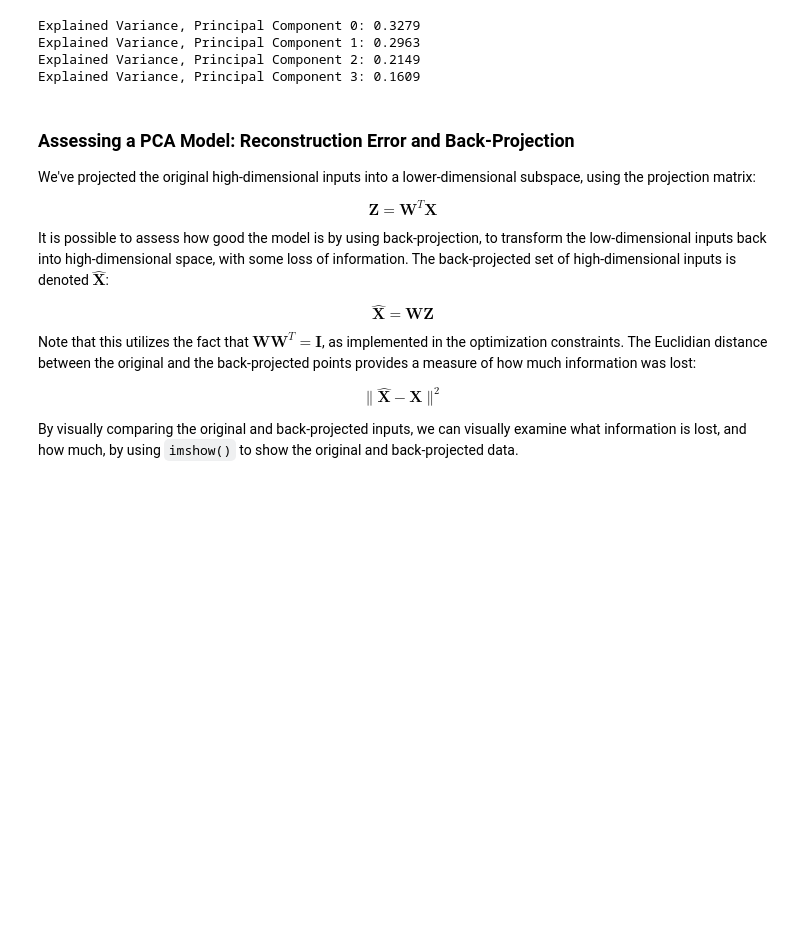
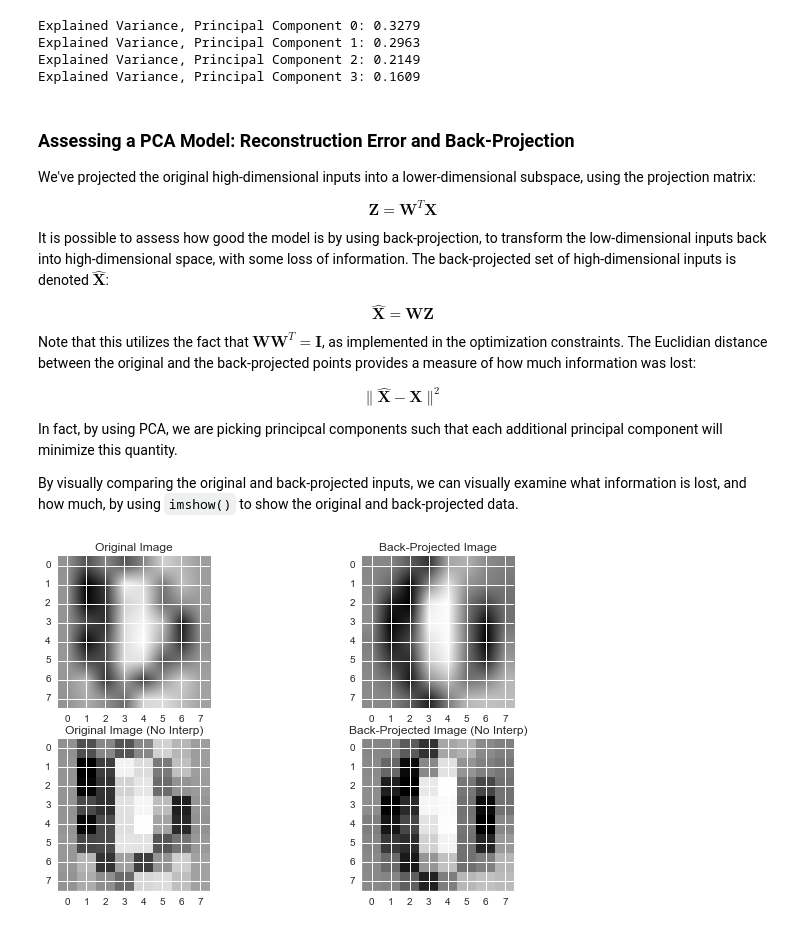
Before and after one commit to charlesreid1/circe, a Jupyter notebook: Digit Classification - PCA.ipynb, the cells around one changed output. Cells and saved outputs as stored; diff of their text form; code cells hidden in the pictures; blank space fills up the shorter version.

```diff
--- a/NIST Digit Classification - PCA.ipynb
+++ b/Digit Classification - PCA.ipynb
@@ -526,5 +535,39 @@ $$
 \| \hat{\mathbf{X}} - \mathbf{X} \|^2
 $$
 
+In fact, by using PCA, we are picking principcal components such that each additional principal component will minimize this quantity.
+
 By visually comparing the original and back-projected inputs, we can visually examine what information is lost, and how much, by using `imshow()` to show the original and back-projected data.
+# %%
+X_digit1 = X_std[0]
+Z_digit1 = X_digit1.dot(matW)
+Xhat_digit1 = Z_digit1.dot(matW.T)
+
+fig = plt.figure(figsize=(10,6))
+ax1, ax2, ax3, ax4 = (fig.add_subplot(221+i) for i in range(4))
+
+
+
+ax1.imshow(X_digit1.reshape(8,8))
+ax1.set_title('Original Image')
+
+ax2.imshow(Xhat_digit1.reshape(8,8))
+ax2.set_title('Back-Projected Image')
+
+
+
+ax3.imshow(X_digit1.reshape(8,8),
+             interpolation = "none")
+ax3.set_title('Original Image (No Interp)')
+
+
+ax4.imshow(Xhat_digit1.reshape(8,8),
+             interpolation = "none")
+ax4.set_title('Back-Projected Image (No Interp)')
+
+
+
+plt.show()
+# %% [output]
+[figure, added]
 # %%
```
Also changed, not shown: parts of 21 cells of this notebook, 6 other files.
